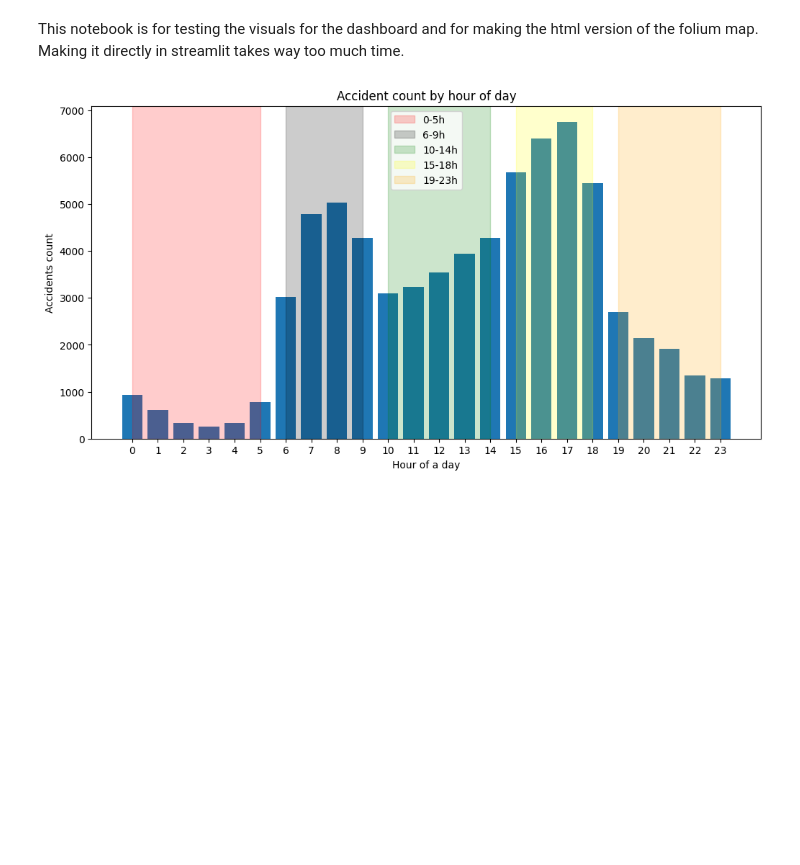
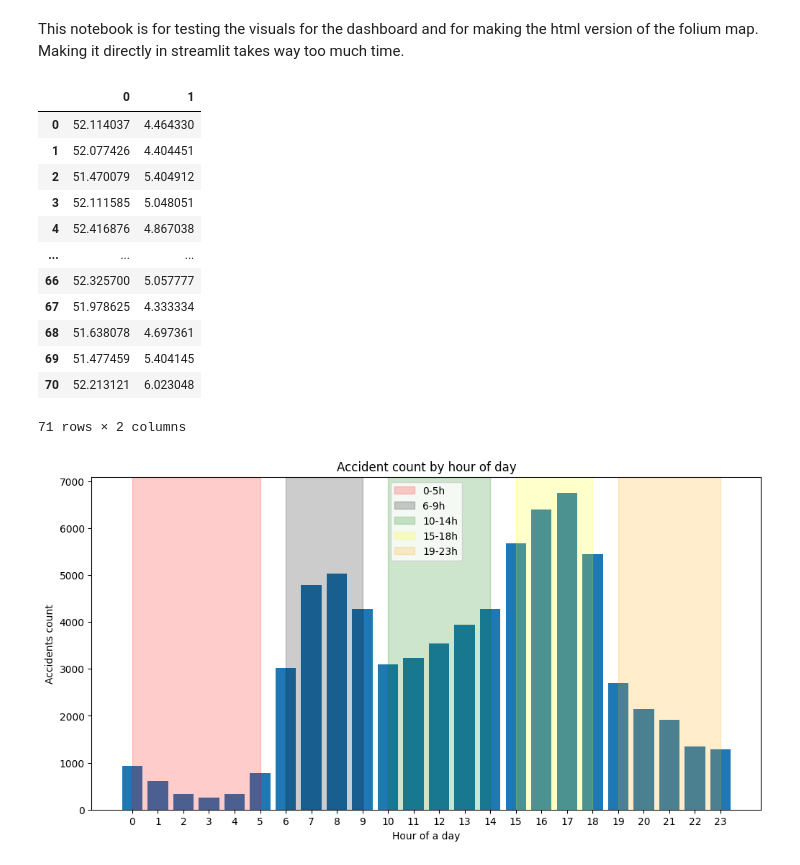
Before and after one commit to janinetimmerman8/RWS-group3, a Jupyter notebook: set_up_dashboard_map.ipynb, the cells around one changed output. Saved outputs shown, nothing was run; the diff lists cells and outputs as text; code cells hidden in the pictures; blank space fills up the shorter version.

```diff
--- a/set_up_dashboard_map.ipynb
+++ b/set_up_dashboard_map.ipynb
@@ -229,3 +240,19 @@ cluster2_inspector_loc = pd.read_csv('Dashboard_data\Optimization_results\cluste
+# %%
+freq_inspector_df
+# %% [output]
+|  | 0 | 1 |
+| 0 | 52.114037 | 4.464330 |
+| 1 | 52.077426 | 4.404451 |
+| 2 | 51.470079 | 5.404912 |
+| 3 | 52.111585 | 5.048051 |
+| 4 | 52.416876 | 4.867038 |
+| ... | ... | ... |
+| 66 | 52.325700 | 5.057777 |
+| 67 | 51.978625 | 4.333334 |
+| 68 | 51.638078 | 4.697361 |
+| 69 | 51.477459 | 5.404145 |
+| 70 | 52.213121 | 6.023048 |
+71 rows × 2 columns
 # %%
 cluster2_loc = np.zeros((len(cluster2_inspector_loc), 2))
 
```
Also changed, not shown: parts of 8 cells of this notebook, 9 other files.
